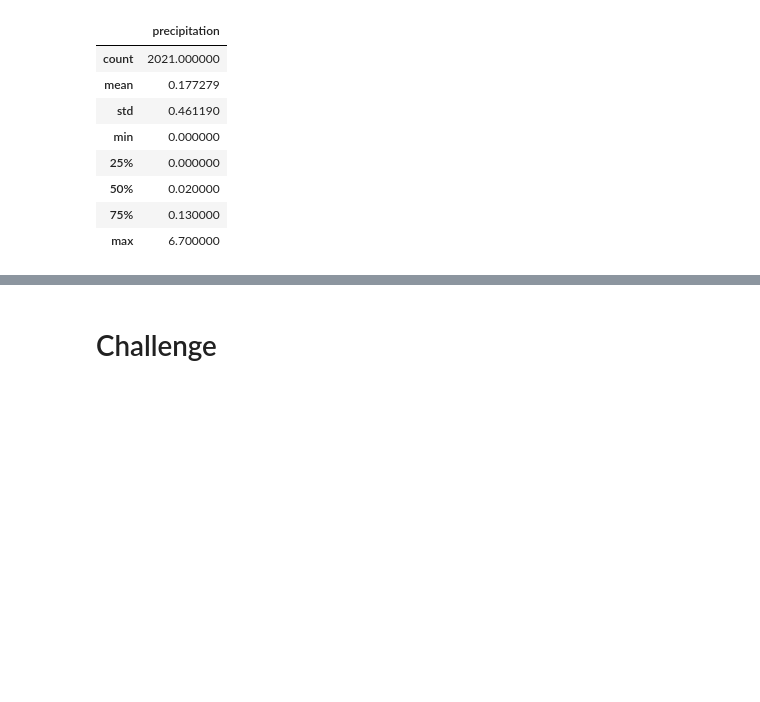
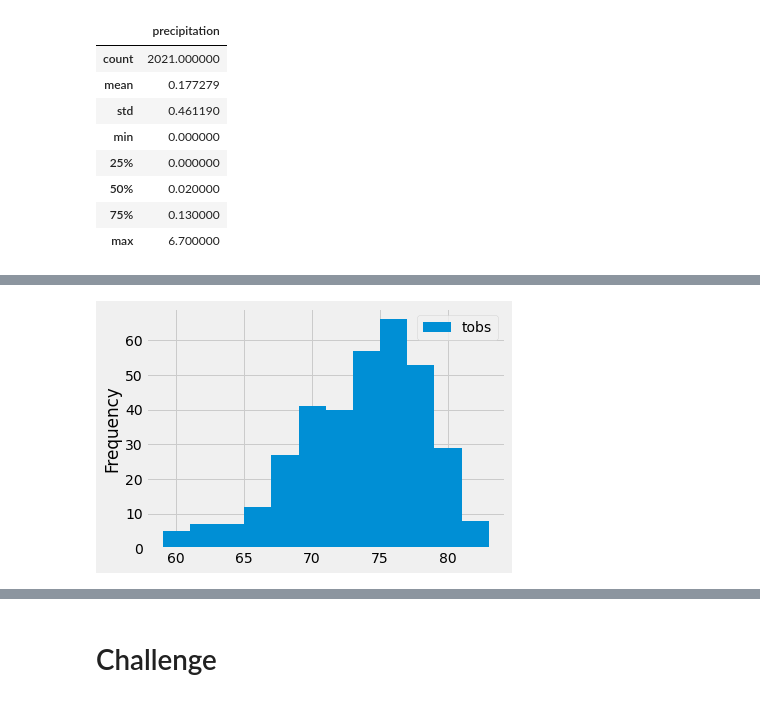
Before and after one commit to tkirk70/surfs_up, a Jupyter notebook: climate_analysis.ipynb, the cells around one changed output, grey strips where cells are left out. Drawn from its saved outputs; the diff is of its cells as text; code cells hidden in the pictures; blank space fills up the shorter version.

```diff
--- a/climate_analysis.ipynb
+++ b/climate_analysis.ipynb
@@ -141,3 +164,8 @@ df.describe()
 # %%
 # Choose the station with the highest number of temperature observations.
 # Query the last 12 months of temperature observation data for this station and plot the results as a histogram
+results = session.query(Measurement.tobs).\
+filter(Measurement.station == 'USC00519281').\
+filter(Measurement.date >= prev_year).all()
+
+print(results)
@@ -143,0 +174,4 @@ df.describe()
+# %%
+# Put results into a DataFrame
+df = pd.DataFrame(results, columns=['tobs'])
+df
@@ -143,0 +192,5 @@ df.describe()
+# %%
+df.plot.hist(bins=12)
+plt.tight_layout()
+# %% [output]
+[figure, added]
```
Also changed, not shown: parts of 11 cells of this notebook.
